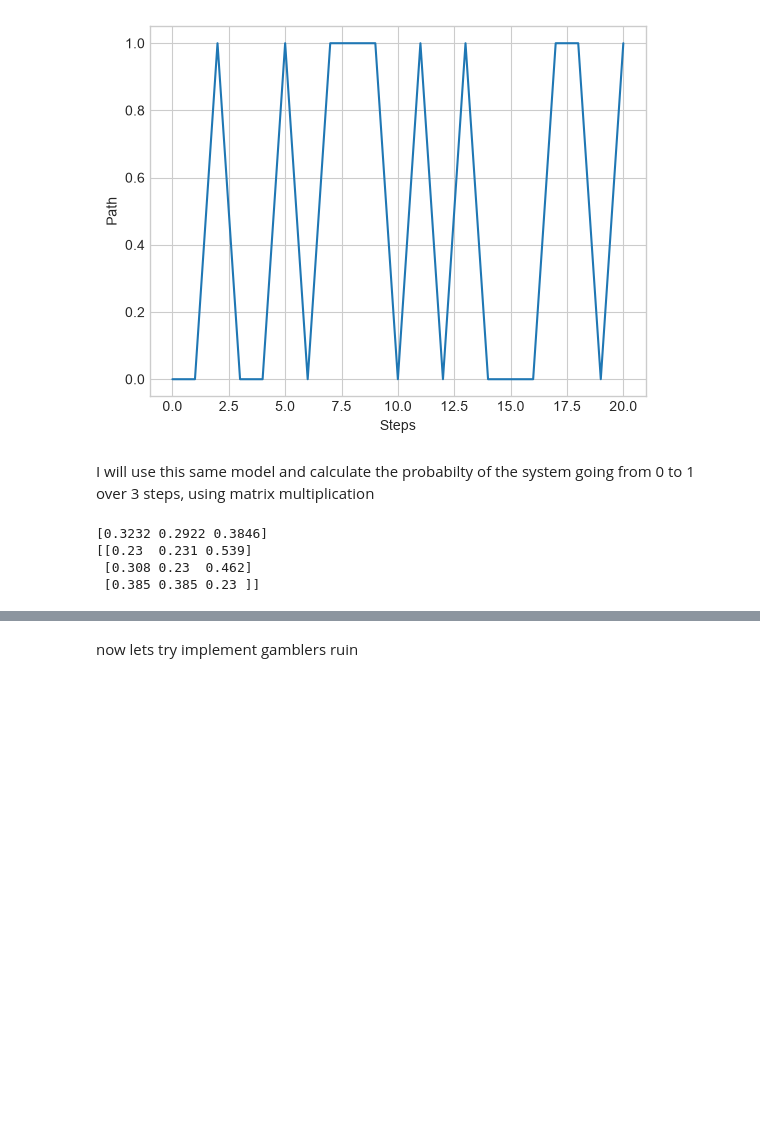
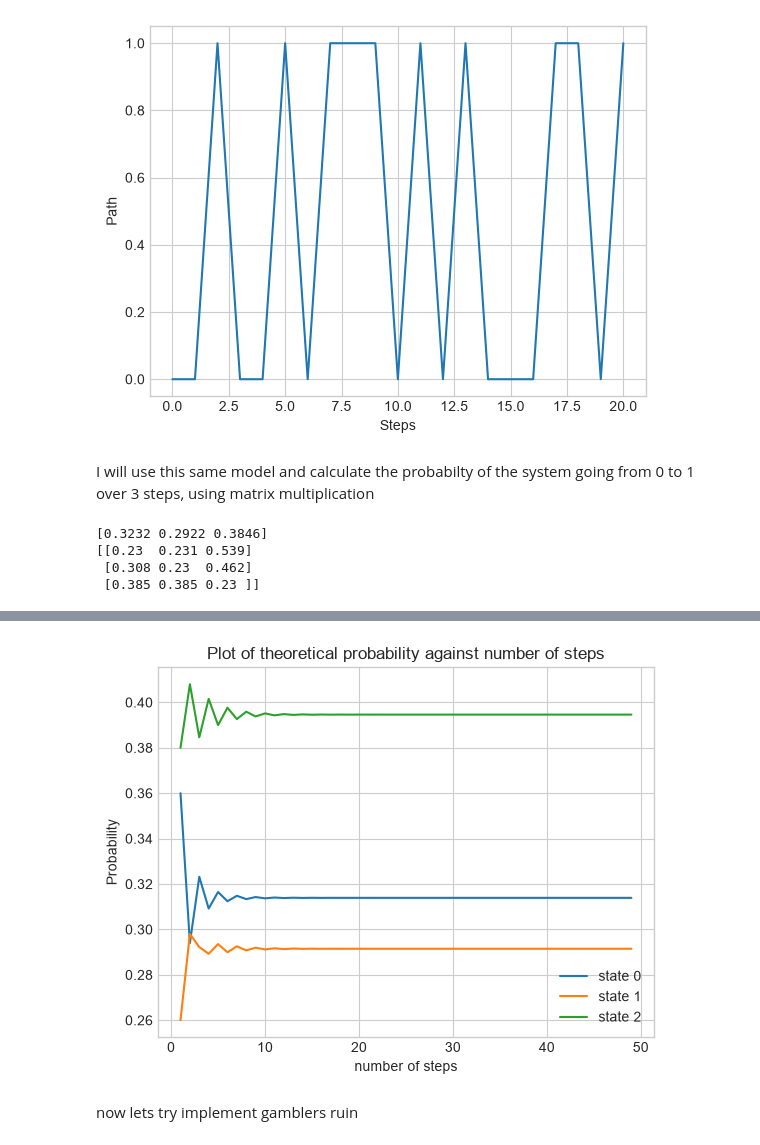
Before and after one commit to HA-Ward/Exploration-of-Stochastic-Processes-with-Computational-Implementation, a Jupyter notebook: src/Markov_chains.ipynb, the cells around one changed output, grey strips where cells are left out. Saved outputs shown, nothing was run; the diff lists cells and outputs as text; code cells hidden in the pictures; blank space fills up the shorter version.

```diff
--- a/src/Markov_chains.ipynb
+++ b/src/Markov_chains.ipynb
@@ -106,3 +96,26 @@ plt.legend()
+# %%
+states = [0,1,2]
+transition_matrix = np.array([[0,0.3,0.7],[0.4,0,0.6],[0.5,0.5,0]])
+start_distribution = np.array([0.2,0.4,0.4])
+n_steps = np.arange(1, 50)
+n_paths = 1000
+final_probs = np.empty((0,3))
+
+for i in n_steps:
+    row_vector_of_probabilities = np.matmul(start_distribution, np.linalg.matrix_power(transition_matrix, i))
+    final_probs = np.vstack((final_probs, row_vector_of_probabilities))
+
+
+plt.plot(n_steps, final_probs[:,0], label="state 0")
+plt.plot(n_steps, final_probs[:,1], label="state 1")
+plt.plot(n_steps, final_probs[:,2], label="state 2")
+plt.legend()
+plt.xlabel("number of steps")
+plt.ylabel("Probability")
+plt.title("Plot of theoretical probability against number of steps")
+plt.show()
+# %% [output]
+[figure, added]
 # %% [markdown]
 now lets try implement gamblers ruin
 # %%
```
Also changed, not shown: parts of 4 cells of this notebook.
